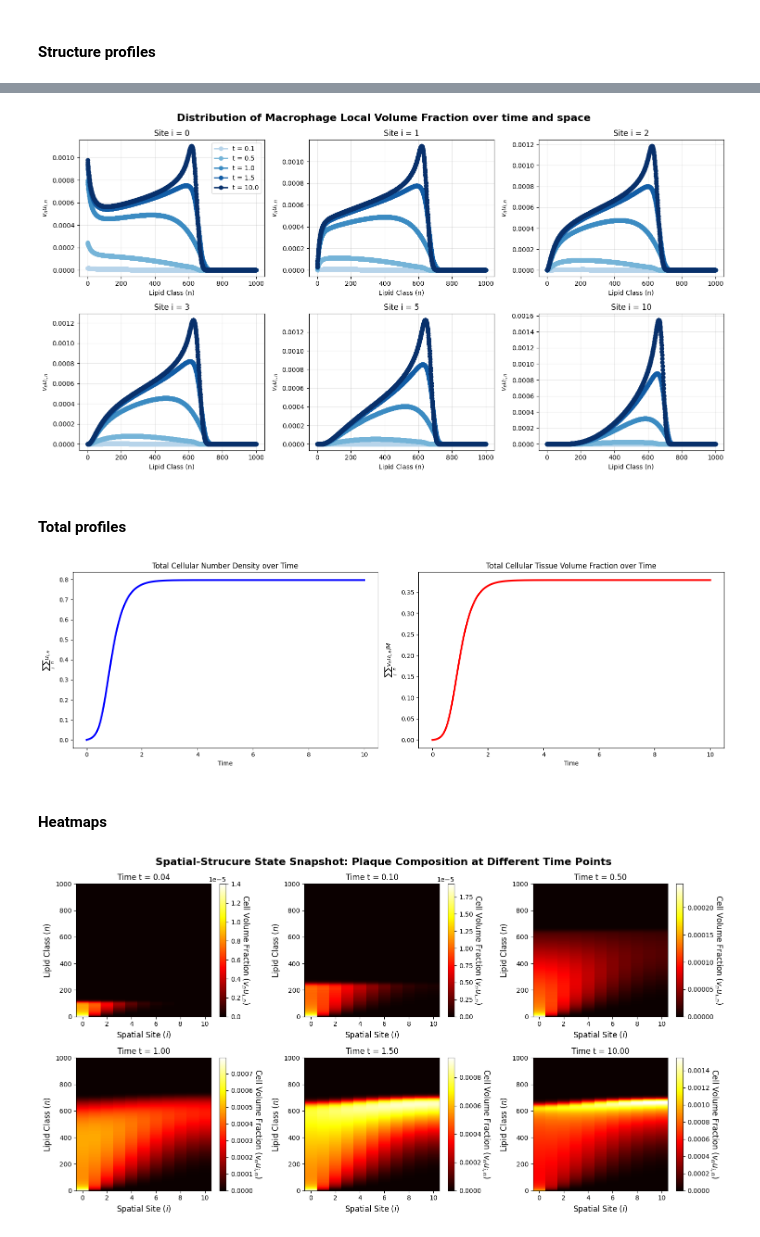
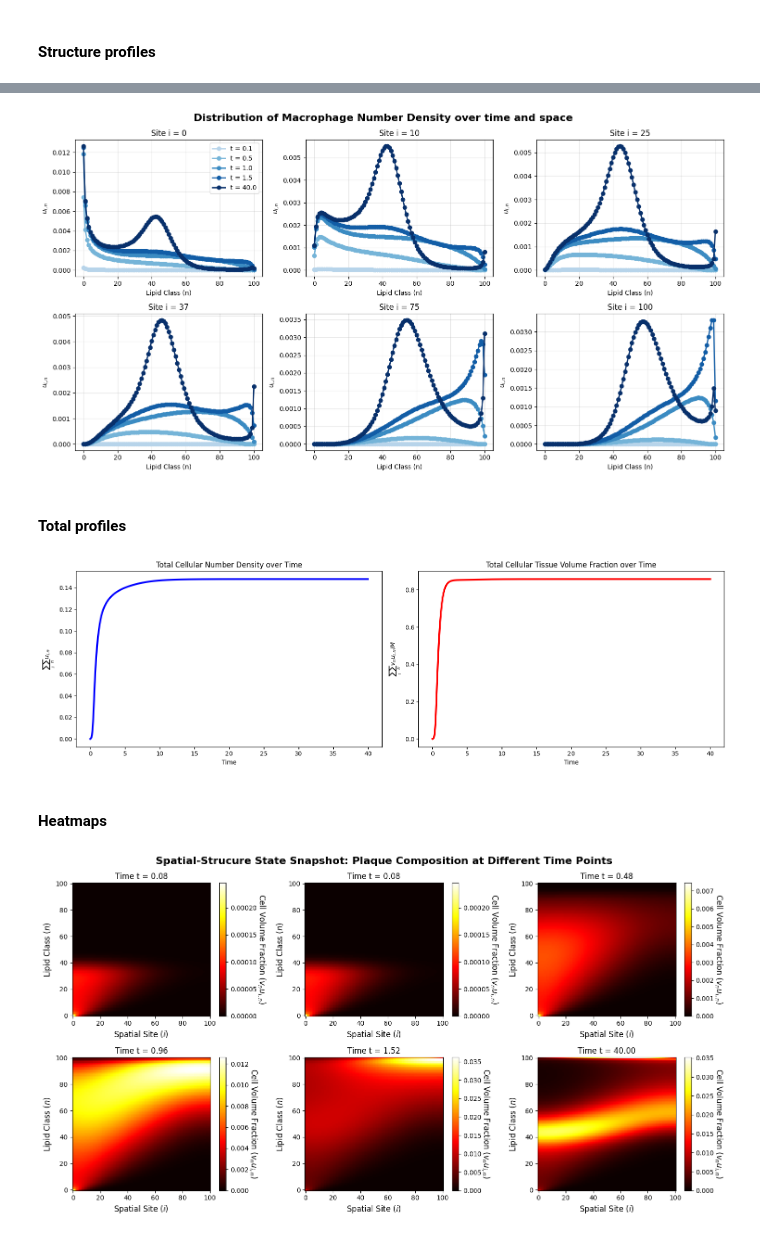
Before and after one commit to eleonoraagostinelli/VolumeFilling-Multiscale-Model, a Jupyter notebook: Discrete_SpaceStructure_Solver.ipynb, the cells around one changed output, grey strips where cells are left out. Cells and saved outputs as stored; diff of their text form; code cells hidden in the pictures.

Commit message:
Add solver class for nonlinear offloading and reproduced bifurcation behaviour

```diff
--- a/Discrete_SpaceStructure_Solver.ipynb
+++ b/Discrete_SpaceStructure_Solver.ipynb
@@ -22,14 +24,14 @@ The autoreload extension is already loaded. To reload it, use:
 # %%
 # Define your parameters
 p = Params(
-    M=50, N=50, kplus=3, kminus=1, beta=2, D_min=0.1, gamma=0.2,
+    M=100, N=100, kplus=6, kminus=0.4, beta=0.2, D_min=0.1, gamma=0.2,
     sigma_b=0.004, sigma_max=0.4, V_tot=100000, v_max=10, theta=10, debug=True
 )
 
-t_final = 10.0
+t_final = 40.0
 # %%
-# Instantiate the model
-model = MacrophageModel(p)
+# Initialize the new model with a specific nonlinear profile
+model = NonlinearMacrophageModel(p, offloading_type='quartic')
 
 # Setup Time
 t_span = (0.0, t_final)
@@ -59,3 +61,7 @@ cmap = plt.get_cmap('Blues')
 # 2. Generate the colors.
 # We map from 0.3 to 1.0 so the "lightest" color isn't completely white and invisible!
 colors = cmap(np.linspace(0.3, 1.0, len(time_points)))
+
+# Pick a few spatial points to plot
+spatial_sites_to_plot = [0, int(p.M * 0.1), int(p.M * 0.25), int(p.M * 0.37), int(p.M * 0.75), p.M]
+num_plots = len(spatial_sites_to_plot)
@@ -147,15 +358,9 @@ plt.show()
 # %%
-import math
-
-# Pick a few spatial points to plot
-spatial_sites_to_plot = [0, int(p.M * 0.1), int(p.M * 0.25), int(p.M * 0.37), int(p.M * 0.5), p.M]
-num_plots = len(spatial_sites_to_plot)
-
-# 1. Dynamically calculate grid size
+# Dynamically calculate grid size
 ncols = min(3, num_plots)
 nrows = math.ceil(num_plots / ncols)
 
-# 2. Create the grid with a dynamic figsize
+# Create the grid with a dynamic figsize
 fig, axes = plt.subplots(nrows=nrows, ncols=ncols, figsize=(5 * ncols, 4 * nrows))
 
 # Flatten axes to 1D array for easy looping
@@ -164,7 +369,7 @@ if num_plots == 1:
 else:
     axes = axes.flatten()
 
-# 3. Loop through the sites and plot them
+# Loop through the sites and plot them
 # Renamed 'idx' to 'plot_idx' to avoid the bug
 for plot_idx, site in enumerate(spatial_sites_to_plot):
     ax = axes[plot_idx]
@@ -182,12 +387,12 @@ for plot_idx, site in enumerate(spatial_sites_to_plot):
         # Grab the specific color for this line
         c = colors[j]
 
-        ax.plot(model.n_array, U[t_idx, safe_site, :] * model.v,
+        ax.plot(model.n_array, U[t_idx, safe_site, :] ,
                 label=f"t = {actual_t:.1f}", linewidth=2, marker='o', color=c)
 
     ax.set_title(f"Site i = {safe_site}")
     ax.set_xlabel("Lipid Class (n)")
-    ax.set_ylabel(r"$v_n u_{i,n}$")
+    ax.set_ylabel(r"$u_{i,n}$")
     ax.grid(True, alpha=0.3)
 
     # Pro-tip: Only put the legend on the very first subplot so it isn't repeated 6 times!
@@ -199,18 +404,18 @@ for empty_idx in range(num_plots, len(axes)):
     axes[empty_idx].set_visible(False)
 
 # Add title and automatically adjust layout
-fig.suptitle("Distribution of Macrophage Local Volume Fraction over time and space", fontsize=16, fontweight='bold')
+fig.suptitle("Distribution of Macrophage Number Density over time and space", fontsize=16, fontweight='bold')
 plt.tight_layout()
 plt.show()
 # %% [output]
-[figure, old version]
+[figure, new version]
 # %% [markdown]
 #### Total profiles
 # %%
 # Plot total cell density and tissue volume fraction over time
 fig, axes = plt.subplots(1, 2, figsize=(16, 5))
 
-axes[0].plot(sol.t, results["totals"]["cell_density"], linewidth=3, color='blue')
+axes[0].plot(sol.t, results["totals"]["average_cell_density"], linewidth=3, color='blue')
 axes[0].set_title("Total Cellular Number Density over Time")
 axes[0].set_xlabel("Time")
 axes[0].set_ylabel(r"$\sum_i\sum_n u_{i,n}$ ")
@@ -226,14 +431,14 @@ for ax in axes:
 plt.tight_layout()
 plt.show()
 # %% [output]
-[figure, old version]
+[figure, new version]
 # %% [markdown]
 #### Heatmaps
 # %%
 # Plot the heatmap of the local macrophage volume fraction at different time points
-time_points = [0.05, 0.1, 0.5, 1.0, 1.5, t_final]
+time_points_heatmap = [0.05, 0.1, 0.5, 1.0, 1.5, t_final]
 
-num_plots = len(time_points)
+num_plots = len(time_points_heatmap)
 ncols = min(3, num_plots)
 nrows = math.ceil(num_plots / ncols)
 
@@ -246,33 +451,33 @@ if num_plots == 1:
 else:
     axes = axes.flatten()
 
-for plot_idx, time in enumerate(time_points):
+for plot_idx, time in enumerate(time_points_heatmap):
     ax = axes[plot_idx]
     idx = np.argmin(np.abs(sol.t - time))
     actual_t = sol.t[idx]
 
     mesh = ax.pcolormesh(model.i_array, model.n_array, (U[idx, :, :] * model.v).T,
                      cmap='hot', shading='auto') # hot, OrRd, Reds
 
     # Add the Colorbar so we can read the values
     cbar = fig.colorbar(mesh, ax=ax)
     cbar.set_label("Cell Volume Fraction ($v_n u_{i,n}$)", rotation=270, labelpad=15, fontsize=12)
 
     # Format the Plot
     ax.set_title(f"Time t = {actual_t:.2f}")
     ax.set_xlabel("Spatial Site ($i$)", fontsize=12)
     ax.set_ylabel("Lipid Class ($n$)", fontsize=12)
 
     #ax.set_xlim(0, 6)
     #ax.set_ylim(0, 6)
 
 # Hide any unused empty subplots at the end of the grid
 for empty_idx in range(num_plots, len(axes)):
     axes[empty_idx].set_visible(False)
 
 # Add title and automatically adjust layout
 fig.suptitle("Spatial-Strucure State Snapshot: Plaque Composition at Different Time Points", fontsize=16, fontweight='bold')
 plt.tight_layout()
 plt.show()
 # %% [output]
-[figure, old version]
+[figure, new version]
```
Also changed, not shown: parts of 7 cells of this notebook, 2 other files.
